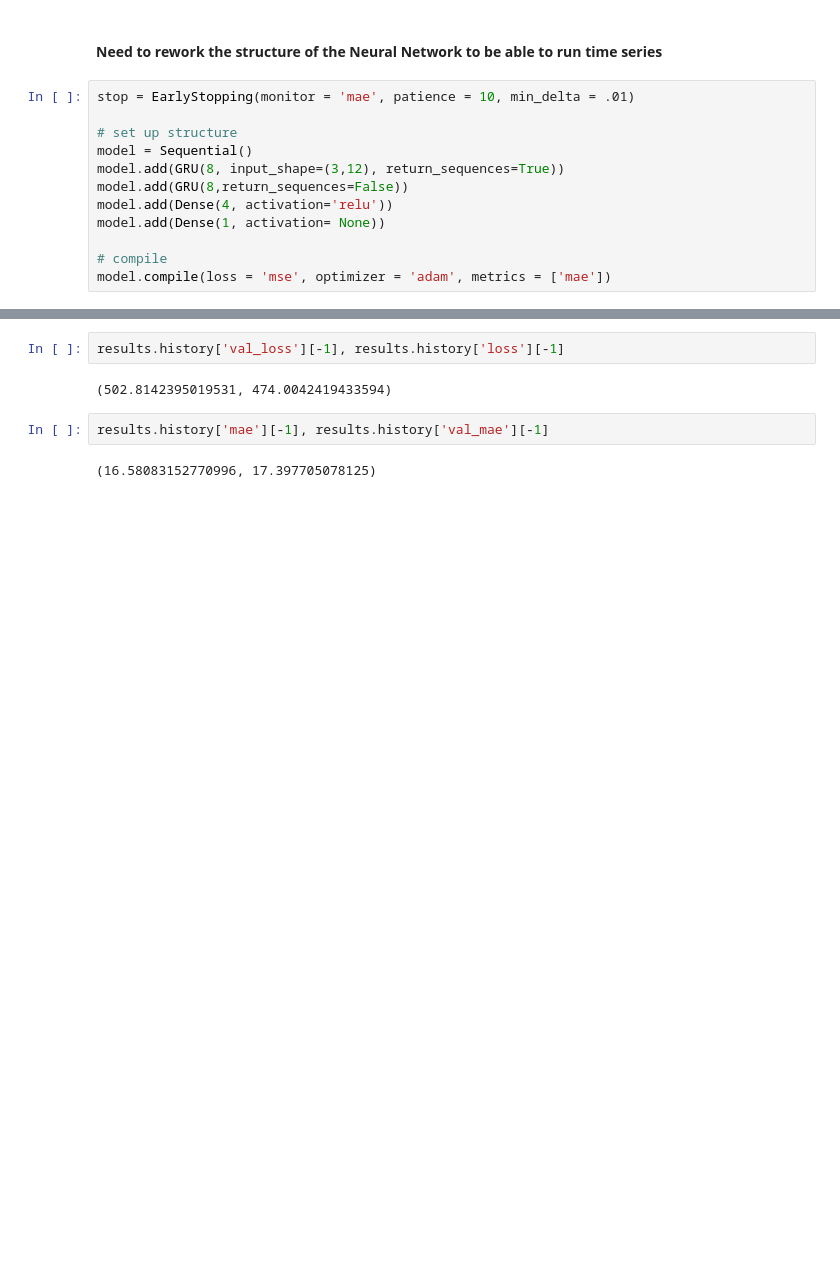
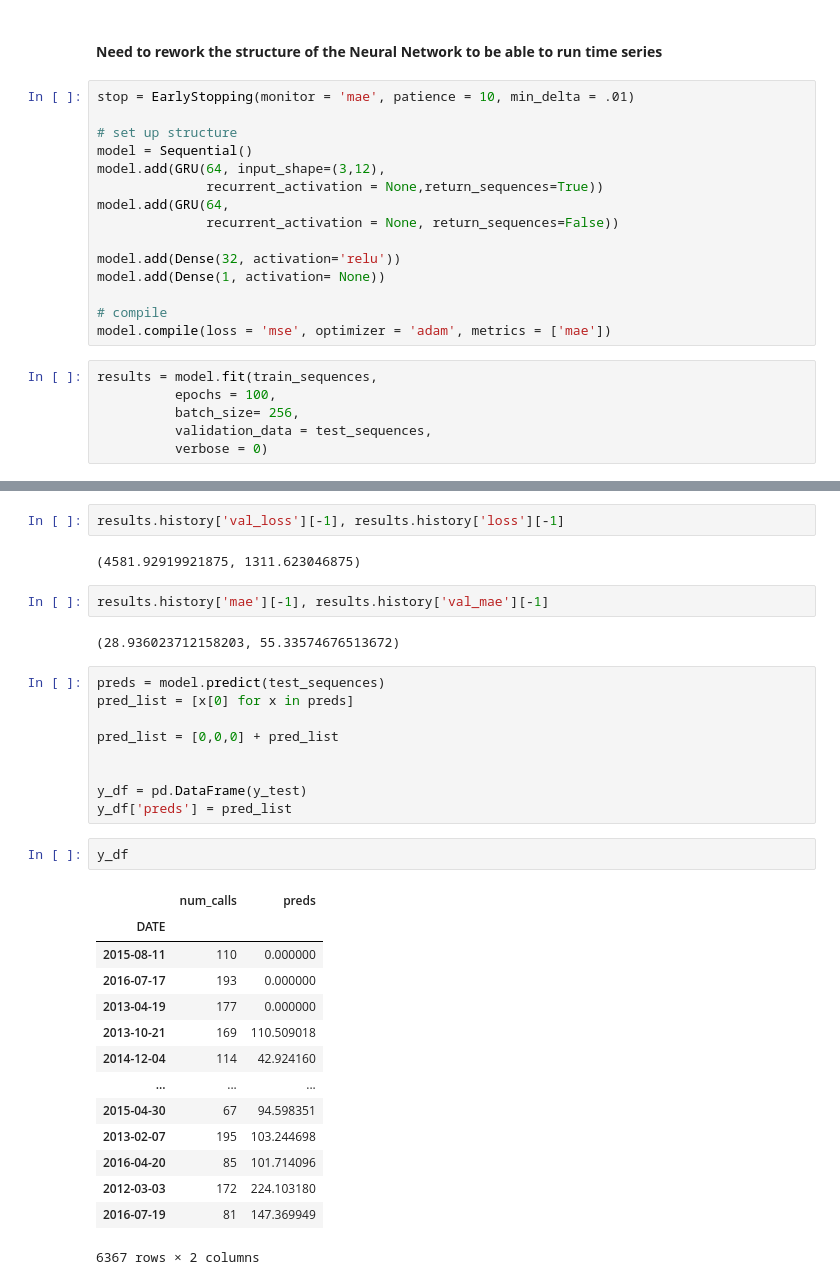
Before and after one commit to dsi-group1/NYC-EMS-Response, a Jupyter notebook: recurrent_neuralnetwork.ipynb, the cells around one changed output, grey strips where cells are left out. Drawn from its saved outputs; the diff is of its cells as text; blank space fills up the shorter version.

Commit message:
Pushing up recurrent model including predictions

```diff
--- a/recurrent_neuralnetwork.ipynb
+++ b/recurrent_neuralnetwork.ipynb
@@ -98,13 +98,22 @@ stop = EarlyStopping(monitor = 'mae', patience = 10, min_delta = .01)
 
 # set up structure
 model = Sequential()
-model.add(GRU(8, input_shape=(3,12), return_sequences=True))
-model.add(GRU(8,return_sequences=False))
-model.add(Dense(4, activation='relu'))
+model.add(GRU(64, input_shape=(3,12),
+              recurrent_activation = None,return_sequences=True))
+model.add(GRU(64,
+              recurrent_activation = None, return_sequences=False))
+
+model.add(Dense(32, activation='relu'))
 model.add(Dense(1, activation= None))
 
 # compile
 model.compile(loss = 'mse', optimizer = 'adam', metrics = ['mae'])
+# %%
+results = model.fit(train_sequences,
+          epochs = 100,
+          batch_size= 256,
+          validation_data = test_sequences,
+          verbose = 0)
 # %%
 train_mae = results.history['loss']
 test_mae =  results.history['val_loss']
@@ -118,8 +127,34 @@ NameError: name 'results' is not defined
 # %%
 results.history['val_loss'][-1], results.history['loss'][-1]
 # %% [output]
-(502.8142395019531, 474.0042419433594)
+(4581.92919921875, 1311.623046875)
 # %%
 results.history['mae'][-1], results.history['val_mae'][-1]
 # %% [output]
-(16.58083152770996, 17.397705078125)
+(28.936023712158203, 55.33574676513672)
+# %%
+preds = model.predict(test_sequences)
+pred_list = [x[0] for x in preds]
+
+pred_list = [0,0,0] + pred_list
+
+
+y_df = pd.DataFrame(y_test)
+y_df['preds'] = pred_list
+# %%
+y_df
+# %% [output]
+|  | num_calls | preds |
+| DATE |  |  |
+| 2015-08-11 | 110 | 0.000000 |
+| 2016-07-17 | 193 | 0.000000 |
+| 2013-04-19 | 177 | 0.000000 |
+| 2013-10-21 | 169 | 110.509018 |
+| 2014-12-04 | 114 | 42.924160 |
+| ... | ... | ... |
+| 2015-04-30 | 67 | 94.598351 |
+| 2013-02-07 | 195 | 103.244698 |
+| 2016-04-20 | 85 | 101.714096 |
+| 2012-03-03 | 172 | 224.103180 |
+| 2016-07-19 | 81 | 147.369949 |
+6367 rows × 2 columns
```
Also changed, not shown: parts of 3 cells of this notebook, 1 other file.
